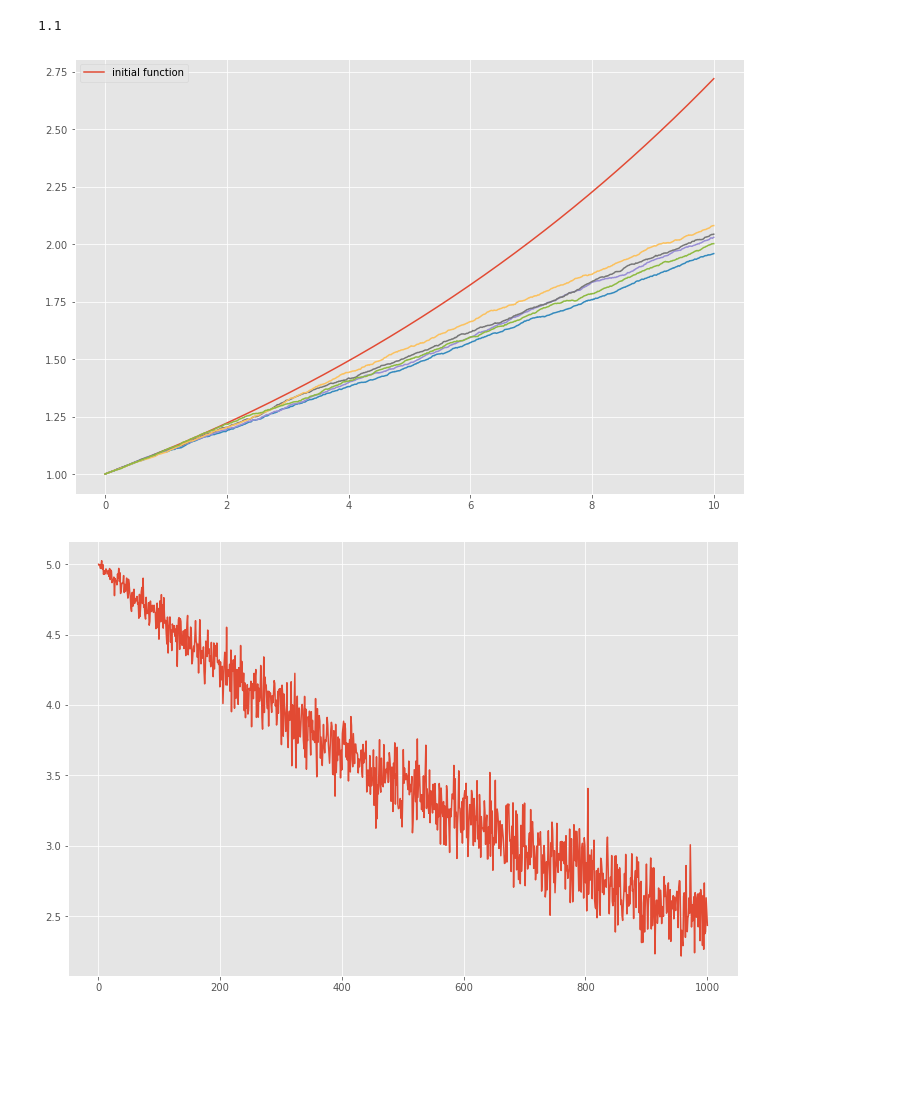
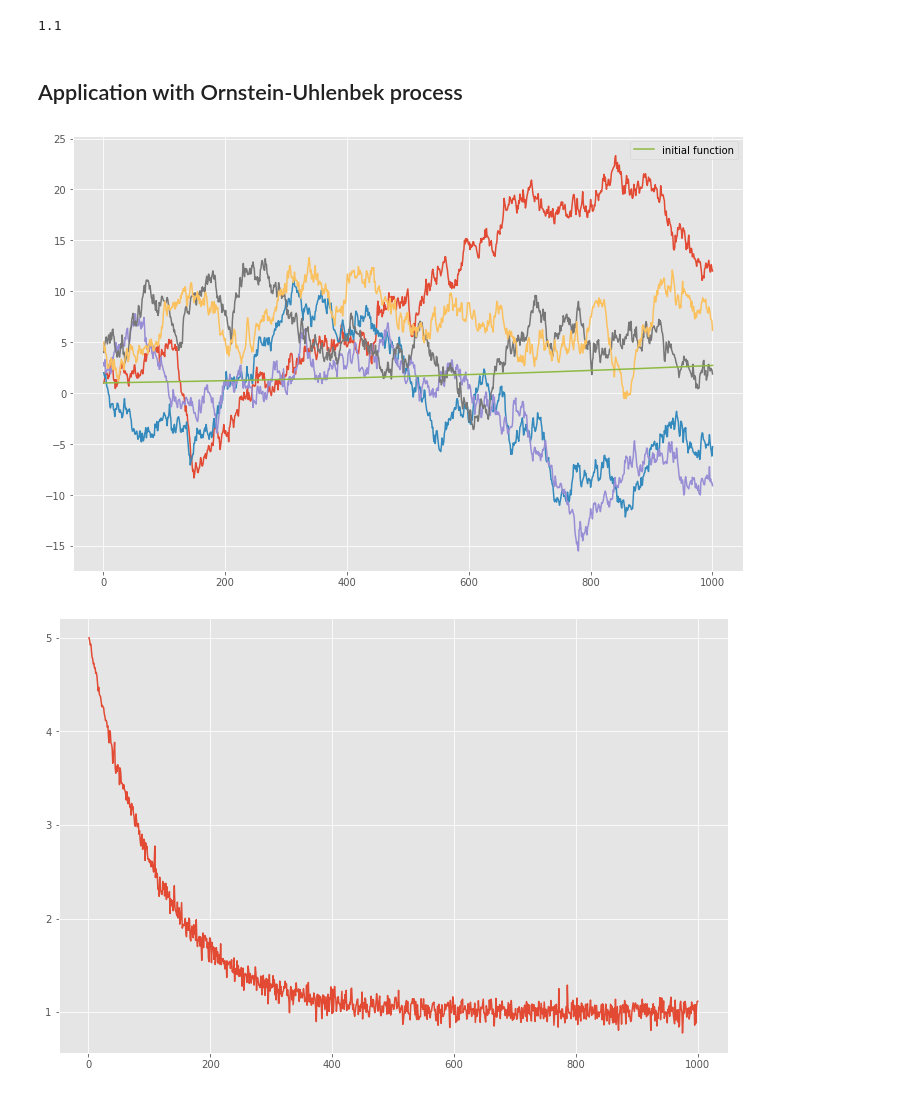
Before and after one commit to kirillzx/Math-projects, a Jupyter notebook: Stochastic Differential Equations/Stochastic_DE.ipynb, the cells around one changed output. Cells and saved outputs as stored; diff of their text form; code cells hidden in the pictures; blank space fills up the shorter version.

```diff
--- a/Stochastic Differential Equations/Stochastic_DE.ipynb
+++ b/Stochastic Differential Equations/Stochastic_DE.ipynb
@@ -87,8 +87,9 @@ wp[t]*t/2 + (rand_eta.rvs()*t**(3/2))/(2*np.sqrt(3))
 ## Ornstein–Uhlenbeck process
 # %%
 beta = 0.3
-alpha = 2
+alpha = 1
 sigma = 0.2
+Nt = 1000
 
 def o_u_process(dt=0.01, x0=0, Nt=1000):
     res = [x0]
@@ -105,7 +106,7 @@ time = np.linspace(1, 1000, Nt)
 plt.subplots(figsize=(12,8))
 
 for i in range(5):
-    wp = o_u_process(0.01, i, Nt)
-    plt.plot(time, wp)
+    ou_process = o_u_process(0.01, i, Nt)
+    plt.plot(time, ou_process)
 plt.show()
 # %% [output]
@@ -165,7 +166,7 @@ x0 = 1
 alpha = 0.8
 sigma = 10
 Nt = 1000
-gamma = 0.1
+gamma = 0.5
 
 #Runge-Kutt method
 def runge_Kutt(f, t0, x0, h, b):
@@ -197,12 +198,22 @@ def f_stoh(t, x):
 plt.subplots(figsize=(12, 8))
 p1, p2 = runge_Kutt(f, t0, x0, 0.01, 10)
 hist_array = []
+time = np.linspace(1, Nt, Nt)
 
-plt.plot(p1, p2, label='initial function')
-for i in range(5):
-    p1S, p2S = runge_Kutt(f_stoh, t0, x0, 0.01, 10)
-    plt.plot(p1S, p2S)
-    hist_array.append(p2S)
+plt.plot(time, p2[1:], label='initial function')
+
+for _ in range(5):
+    bb_process = brownian_bridge(0.01, x0, Nt)
+    plt.plot(time, p2[1:] + bb_process)
+
 plt.legend()
 plt.show()
+
+# plt.plot(p1, p2, label='initial function')
+# for i in range(5):
+#     p1S, p2S = runge_Kutt(f_stoh, t0, x0, 0.01, 10)
+#     plt.plot(p1S, p2S)
+#     hist_array.append(p2S)
+# plt.legend()
+# plt.show()
 # %% [output]
@@ -244,6 +255,8 @@ plt.show()
 log_x(0, 1)
 # %% [output]
 1.1
+# %% [markdown]
+## Application with Ornstein-Uhlenbek process
 # %%
 t0 = 0
 x0 = 1
@@ -263,22 +276,33 @@ def o_u(t, x):
 # %%
 plt.subplots(figsize=(12, 8))
 p1, p2 = runge_Kutt(f, t0, x0, 0.01, 10)
 
-plt.plot(p1, p2, label='initial function')
+
+time = np.linspace(1, 1000, Nt)
+
 for i in range(5):
-    p1S, p2S = runge_Kutt(o_u, t0, x0, 0.01, 10)
-    plt.plot(p1S, p2S)
+    ou_process = o_u_process(0.01, i, Nt)
+    plt.plot(time, p2[1:] + np.array(ou_process))
+
+plt.plot(time, p2[1:], label='initial function')
 plt.legend()
 plt.show()
+# plt.plot(p1, p2, label='initial function')
+# for i in range(5):
+#     p1S, p2S = runge_Kutt(o_u, t0, x0, 0.01, 10)
+#     plt.plot(p1S, p2S)
+# plt.legend()
+# plt.show()
 # %% [output]
-[figure, old version]
+[figure, new version]
 # %%
 array = []
-beta = 0.001
+beta = 0.009
 alpha = 1
-sigma = 0.008
+sigma = 0.01
 x0 = 5
 Nt=1000
+time = np.linspace(1, Nt, Nt)
 
 def x(t):
     rand_v = sts.norm(0, 1)
@@ -293,4 +317,4 @@ for t in range(0,1000,1):
 plt.plot(time, array)
 plt.show()
 # %% [output]
-[figure, old version]
+[figure, new version]
```
Also changed, not shown: parts of 4 cells of this notebook, 1 other file.
